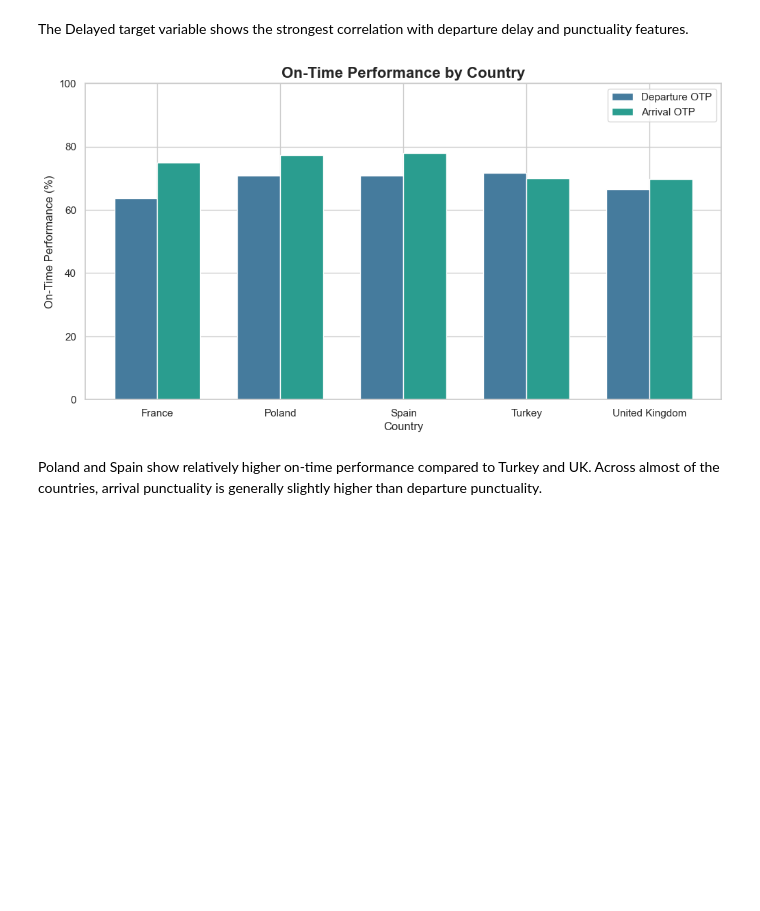
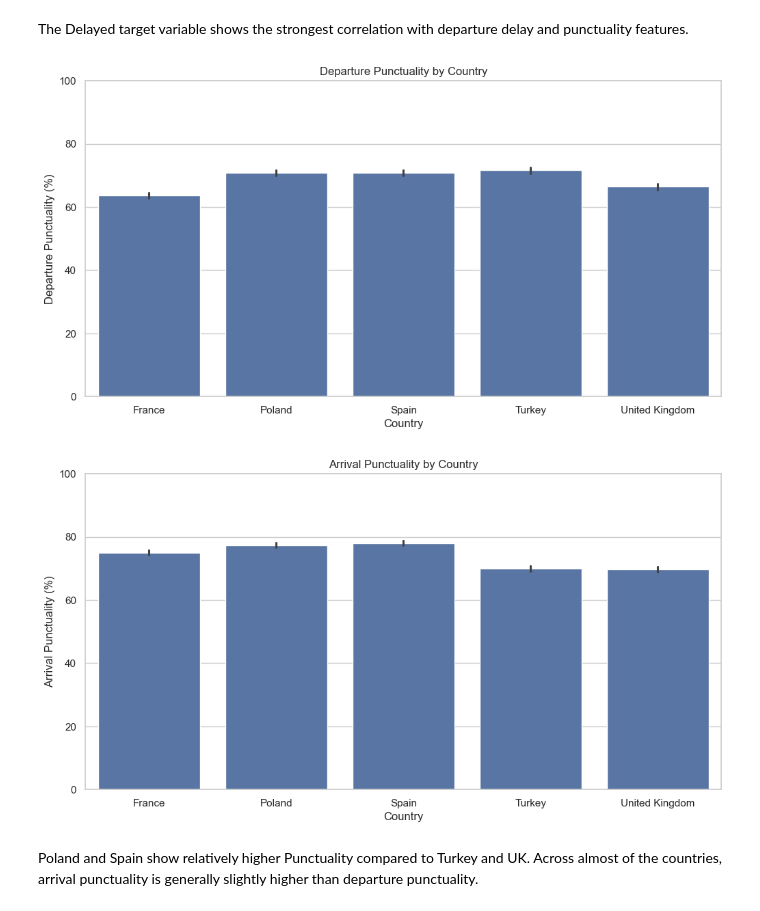
Before and after one commit to MohRjoub/Data-Science-Project, a Jupyter notebook: notebooks/data_cleaner.ipynb, the cells around one changed output. Saved outputs shown, nothing was run; the diff lists cells and outputs as text; code cells hidden in the pictures; blank space fills up the shorter version.

```diff
--- a/notebooks/data_cleaner.ipynb
+++ b/notebooks/data_cleaner.ipynb
@@ -45,12 +141,12 @@ Shape after filtering: (22512, 9)
 8043  United Kingdom
 # %%
 # Take 1000 rows from each country to balance the dataset
-df = df.groupby('Country', group_keys=False).apply(
+df = df.groupby('Country').apply(
     lambda x: x.sample(n=1000, random_state=42)
 ).reset_index(drop=True)
 
-print("Shape after sampling:", df.shape)
-print("\nRows per country:")
+print("Dataset shape after keeping 5000 rows:", df.shape)
+print("\Each country samples:")
 print(df['Country'].value_counts())
-print("\nAll Airports:", df['Airport'].unique())
+print("\nAll Airports in the dataset:", df['Airport'].unique())
 # %% [output]
@@ -237,14 +335,13 @@ Total features: 18
 All columns: ['Date', 'Airport', 'Departure Punctuality %', 'Arrival Punctuality %', 'Avg Departure Schedule Delay', 'Avg Arrival Schedule Delay', 'Avg Departure - Arrival Schedule Delay', 'Operated S ...
 # %%
 # A day is delayed if average departure delay is greater than 15 minutes (EUROCONTROL standard)
-THRESHOLD = 15
 
-df['Delayed'] = (df['Avg Departure Schedule Delay'] > THRESHOLD).astype(int)
+df['Delayed'] = (df['Avg Departure Schedule Delay'] > 15).astype(int)
 
 print("Delayed distribution:")
 print(df['Delayed'].value_counts())
 print("\nPercentage:")
-print(df['Delayed'].value_counts(normalize=True).round(3) * 100)
+print(df['Delayed'].value_counts(normalize=True) * 100)
 # %% [output]
 Delayed distribution:
 Delayed
@@ -296,9 +404,4 @@ Numerical Summary
 # %%
 import matplotlib.pyplot as plt
-import matplotlib.ticker as mtick
 import seaborn as sns
-
-sns.set_theme(style="whitegrid")
-plt.rcParams['figure.figsize'] = (12, 6)
-plt.rcParams['font.size'] = 12
 # %%
@@ -423,28 +484,23 @@ plt.show()
 # %% [markdown]
 The Delayed target variable shows the strongest correlation with departure delay and punctuality features.
 # %%
-fig, ax = plt.subplots()
+plt.figure()
+sns.barplot(data=df, x='Country', y='Departure Punctuality %')
+plt.title('Departure Punctuality by Country')
+plt.xlabel('Country')
+plt.ylabel('Departure Punctuality (%)')
+plt.ylim(0, 100)
+plt.show()
 
-country_otp = df.groupby('Country')[['Departure Punctuality %', 'Arrival Punctuality %']].mean()
-
-x = np.arange(len(country_otp.index))
-width = 0.35
-
-ax.bar(x - width/2, country_otp['Departure Punctuality %'],
-               width, label='Departure OTP', color='#457b9d')
-ax.bar(x + width/2, country_otp['Arrival Punctuality %'],
-               width, label='Arrival OTP', color='#2a9d8f')
-
-ax.set_xticks(x)
-ax.set_xticklabels(country_otp.index)
-ax.set_title('On-Time Performance by Country', fontsize=16, fontweight='bold')
-ax.set_xlabel('Country')
-ax.set_ylabel('On-Time Performance (%)')
-ax.legend()
-ax.set_ylim(0, 100)
-
+plt.figure()
+sns.barplot(data=df, x='Country', y='Arrival Punctuality %')
+plt.title('Arrival Punctuality by Country')
+plt.xlabel('Country')
+plt.ylabel('Arrival Punctuality (%)')
+plt.ylim(0, 100)
 plt.show()
 # %% [output]
-[figure, old version]
+[figure, new version]
+[figure, added]
 # %% [markdown]
-Poland and Spain show relatively higher on-time performance compared to Turkey and UK. Across almost of the countries, arrival punctuality is generally slightly higher than departure punctuality.
+Poland and Spain show relatively higher Punctuality compared to Turkey and UK. Across almost of the countries, arrival punctuality is generally slightly higher than departure punctuality.
```
Also changed, not shown: parts of 18 cells of this notebook.
